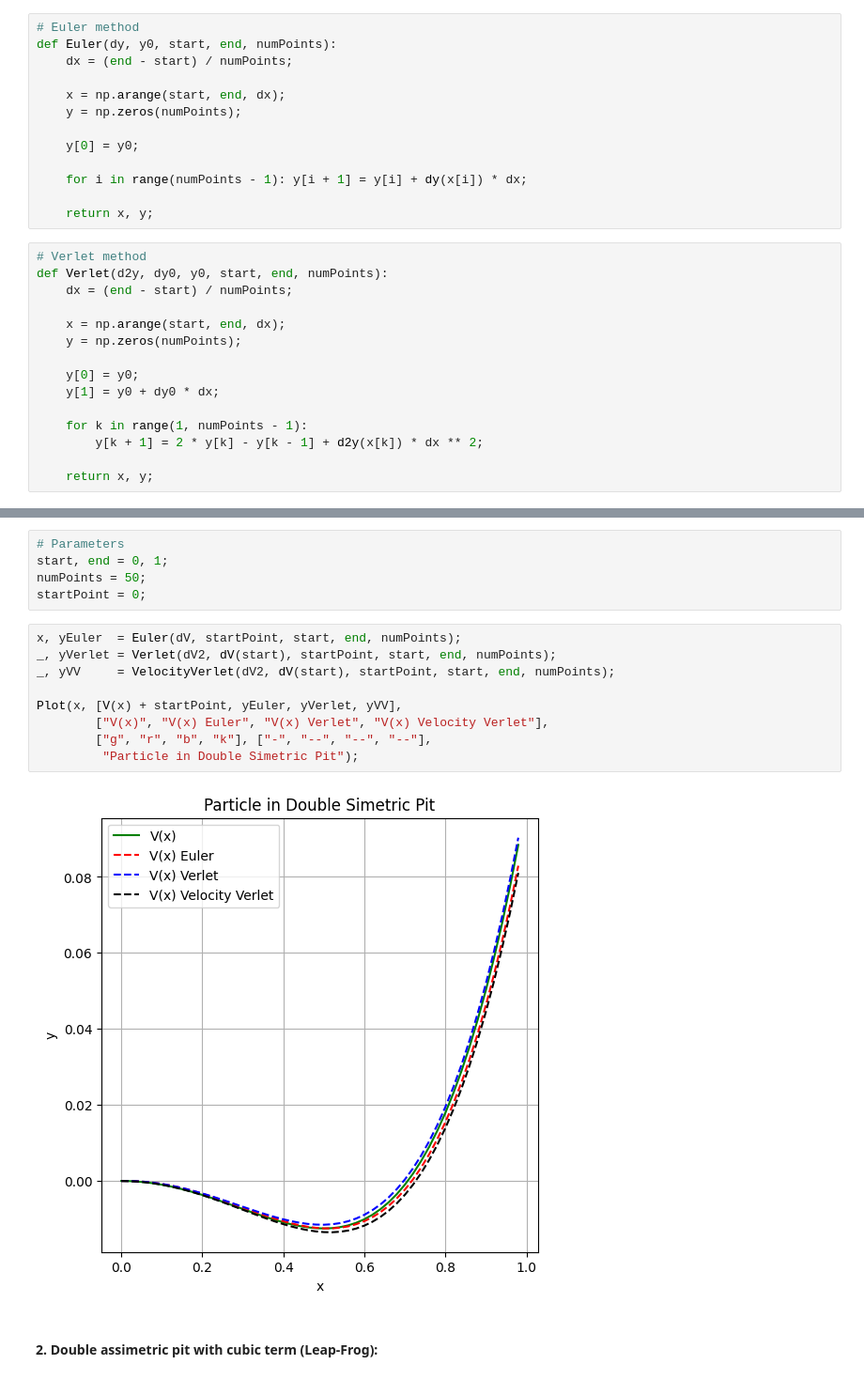
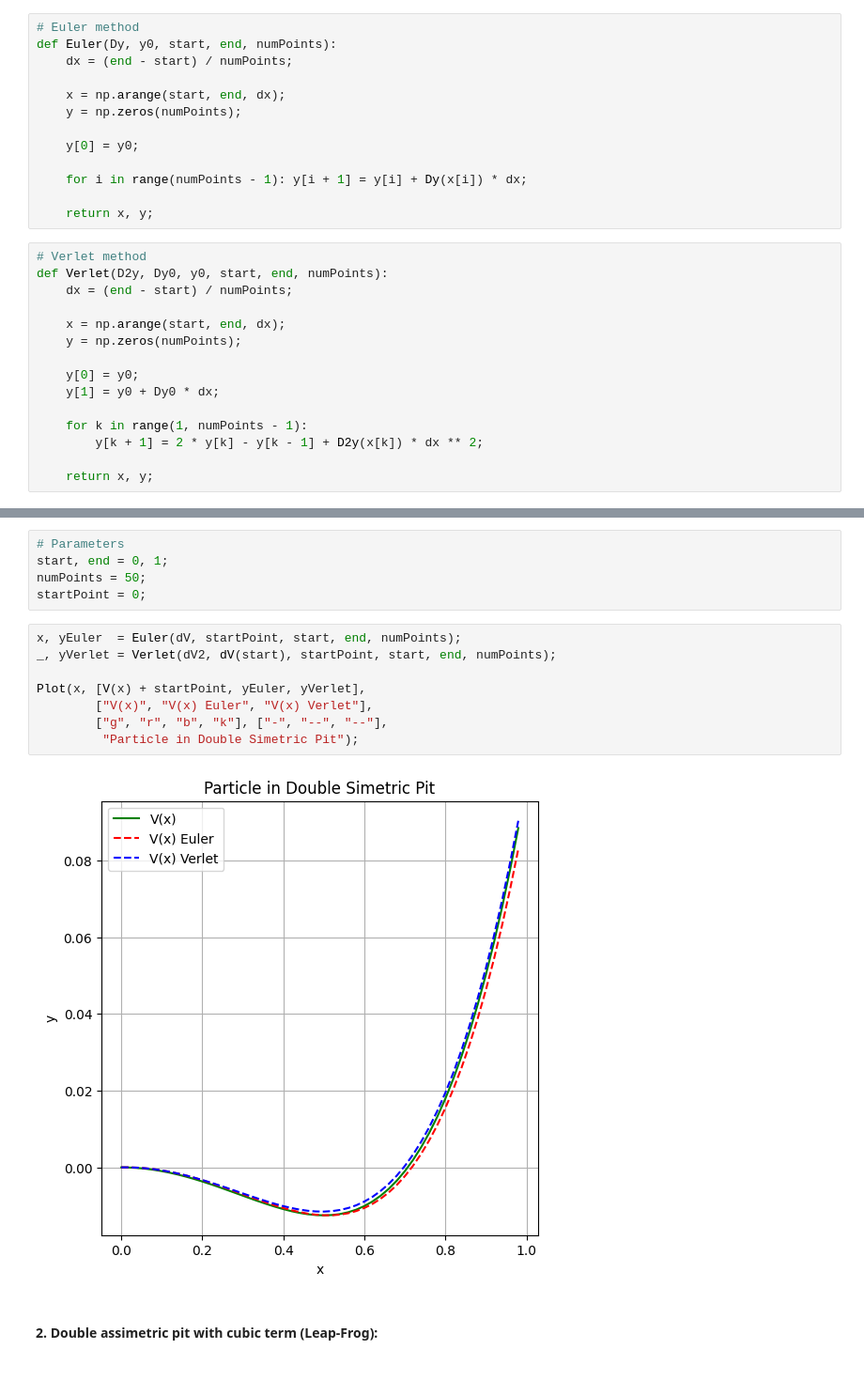
Before and after one commit to sunbaee/MovementMethods, a Jupyter notebook: Movement.ipynb, the cells around one changed output, grey strips where cells are left out. Shown: that part at 94% size. Cells and saved outputs as stored; diff of their text form.

```diff
--- a/Movement.ipynb
+++ b/Movement.ipynb
@@ -30,7 +30,7 @@ def Plot(xRange, yValues, labels, colors=None, styles=None, title="", axisLabels
 ## Movement Methods:
 # %%
 # Euler method
-def Euler(dy, y0, start, end, numPoints):
+def Euler(Dy, y0, start, end, numPoints):
     dx = (end - start) / numPoints;
 
     x = np.arange(start, end, dx);
@@ -38,22 +38,22 @@ def Euler(dy, y0, start, end, numPoints):
 
     y[0] = y0;
 
-    for i in range(numPoints - 1): y[i + 1] = y[i] + dy(x[i]) * dx;
+    for i in range(numPoints - 1): y[i + 1] = y[i] + Dy(x[i]) * dx;
 
     return x, y;
 # %%
 # Verlet method
-def Verlet(d2y, dy0, y0, start, end, numPoints):
+def Verlet(D2y, Dy0, y0, start, end, numPoints):
     dx = (end - start) / numPoints;
 
     x = np.arange(start, end, dx);
     y = np.zeros(numPoints);
 
     y[0] = y0;
-    y[1] = y0 + dy0 * dx;
+    y[1] = y0 + Dy0 * dx;
 
     for k in range(1, numPoints - 1):
-        y[k + 1] = 2 * y[k] - y[k - 1] + d2y(x[k]) * dx ** 2;
+        y[k + 1] = 2 * y[k] - y[k - 1] + D2y(x[k]) * dx ** 2;
 
     return x, y;
 # %%
@@ -115,14 +148,13 @@ startPoint = 0;
 # %%
 x, yEuler  = Euler(dV, startPoint, start, end, numPoints);
 _, yVerlet = Verlet(dV2, dV(start), startPoint, start, end, numPoints);
-_, yVV     = VelocityVerlet(dV2, dV(start), startPoint, start, end, numPoints);
 
-Plot(x, [V(x) + startPoint, yEuler, yVerlet, yVV],
-        ["V(x)", "V(x) Euler", "V(x) Verlet", "V(x) Velocity Verlet"],
-        ["g", "r", "b", "k"], ["-", "--", "--", "--"],
+Plot(x, [V(x) + startPoint, yEuler, yVerlet],
+        ["V(x)", "V(x) Euler", "V(x) Verlet"],
+        ["g", "r", "b", "k"], ["-", "--", "--"],
          "Particle in Double Simetric Pit");
 # %% [output]
-[figure, old version]
+[figure, new version]
 # %% [markdown]
 #### 2. Double assimetric pit with cubic term (Leap-Frog):
 # %%
```
Also changed, not shown: parts of 6 cells of this notebook.
